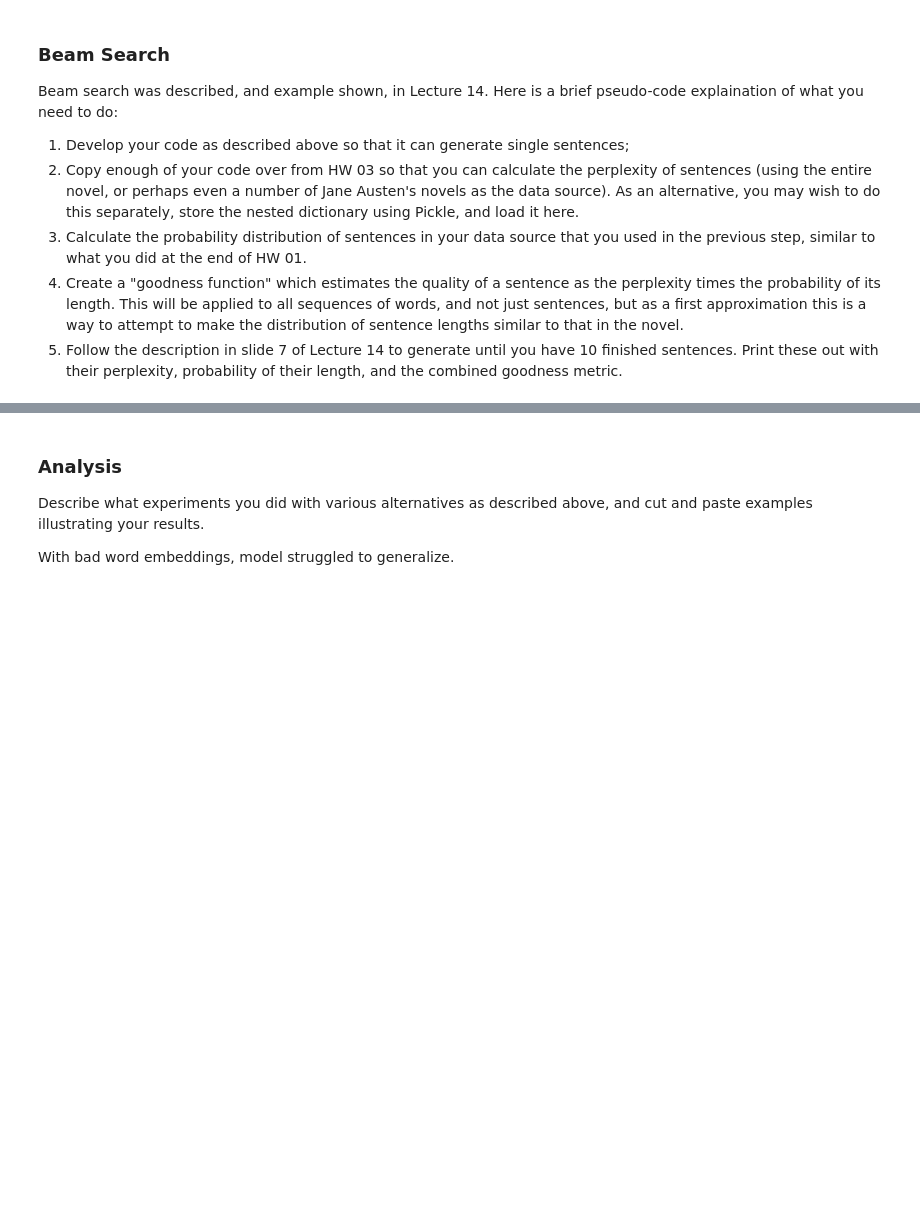
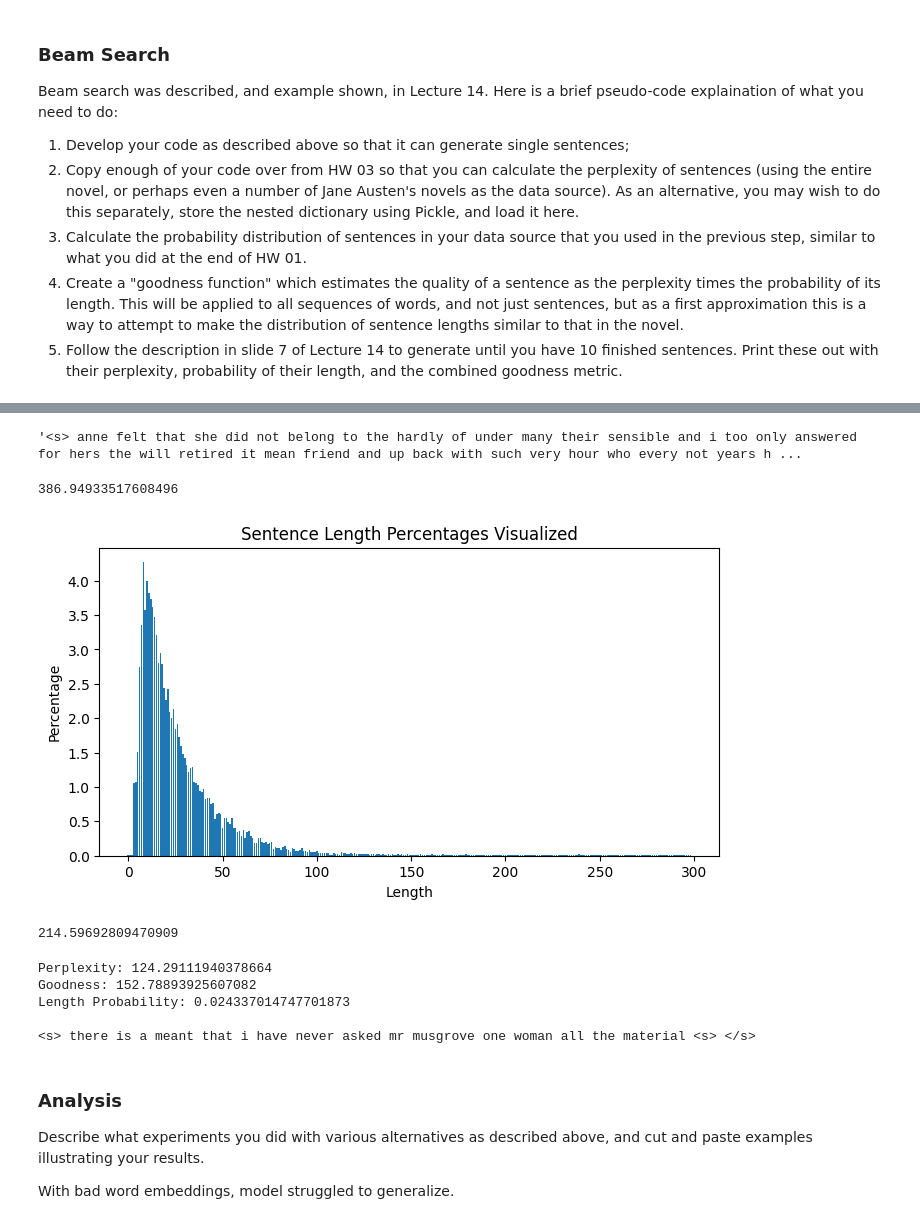
Before and after one commit to Aseeef/RRN---LSTMs-HW5-, a Jupyter notebook: HW05.ipynb, the cells around one changed output, grey strips where cells are left out. Drawn from its saved outputs; the diff is of its cells as text; code cells hidden in the pictures; blank space fills up the shorter version.

Commit message:
problem 2 done

```diff
--- a/HW05.ipynb
+++ b/HW05.ipynb
@@ -1112,0 +1087,4 @@ for i in range(len(Ngrams)):
+# %%
+concatenated_novel_sentences = []
+for sublist in texts_sentence_list:
+    concatenated_novel_sentences.extend(sublist)
@@ -1199 +1192,53 @@ def PP(N,W):
     return P_stupid_backoff(N, W) ** -(1/len(W[1:]))
+# %%
+#model: nn.DataParallel = torch.load('problem_2_working.10.model')
+generated_sent = sample(model, ['<s>', 'anne', 'felt', 'that', 'she', 'did', 'not', 'belong', 'to', 'the'])
+# Non-beam searched sentence
+generated_sent
+# %% [output]
+'<s> anne felt that she did not belong to the hardly of under many their sensible and i too only answered for hers the will retired it mean friend and up back with such very hour who every not years h ...
+# %%
+PP(3,tuple(generated_sent.split(' ')))
+# %% [output]
+386.94933517608496
+# %%
+# adapted from hw1
+def calc_weighted_avg(percentages, lengths):
+  avg = 0
+  for i in range(len(percentages)):
+    avg += (percentages[i]/100) * lengths[i]
+  return avg
+
+# create counter of the paragraph legnths
+sentence_length_counter = Counter()
+sentence_lengths = [len(x.split(' ')) for x in concatenated_novel_sentences]
+for item in sentence_lengths:
+  sentence_length_counter[item] += 1
+
+# normalization to prevent division by zero in the goodness calculation
+for i in range(max(sentence_lengths)):
+    sentence_length_counter[i] += 1
+
+# sort counter by key
+counter_list = list(sorted(sentence_length_counter.items(), key=lambda item: item[0]))
+
+sentencesLen = len(concatenated_novel_sentences)
+values = list(map(lambda x: x/sentencesLen, sentence_length_counter.values()))
+sent_length_distribution_dict = dict(zip(list(sentence_length_counter.keys()), values))
+
+def get_probability_of_length(length) -> float:
+    if length in sent_length_distribution_dict:
+        return sent_length_distribution_dict[length]
+    else:
+        return 0
+# %%
+plt.figure(figsize=(8,4))
+x = range(max(sentence_length_counter))
+y = [get_probability_of_length(v) * 100 for v in range(max(sentence_length_counter))]
+plt.bar(x, y)
+plt.title("Sentence Length Percentages Visualized")
+plt.xlabel("Length")
+plt.ylabel("Percentage")
+plt.show()
+# %% [output]
+[figure, added]
@@ -1199,0 +1251,4 @@ def PP(N,W):
+# %%
+goodness_function(4, generated_sent.split(' '))
+# %% [output]
+214.59692809470909
@@ -1200,3 +1311,16 @@ def PP(N,W):
+# %%
+beamed_sentence = beam_search_generator(model, ['<s>'], 2, 3)
+print("Perplexity:", PP(3, beamed_sentence))
+print("Goodness:", goodness_function(3, beamed_sentence))
+print("Length Probability:", get_probability_of_length(len(beamed_sentence)))
+print()
+print(' '.join(beamed_sentence))
+# %% [output]
+Perplexity: 124.29111940378664
+Goodness: 152.78893925607082
+Length Probability: 0.024337014747701873
+
+<s> there is a meant that i have never asked mr musgrove one woman all the material <s> </s>
 # %% [markdown]
 ### Analysis
 
```
Also changed, not shown: parts of 46 cells of this notebook.
